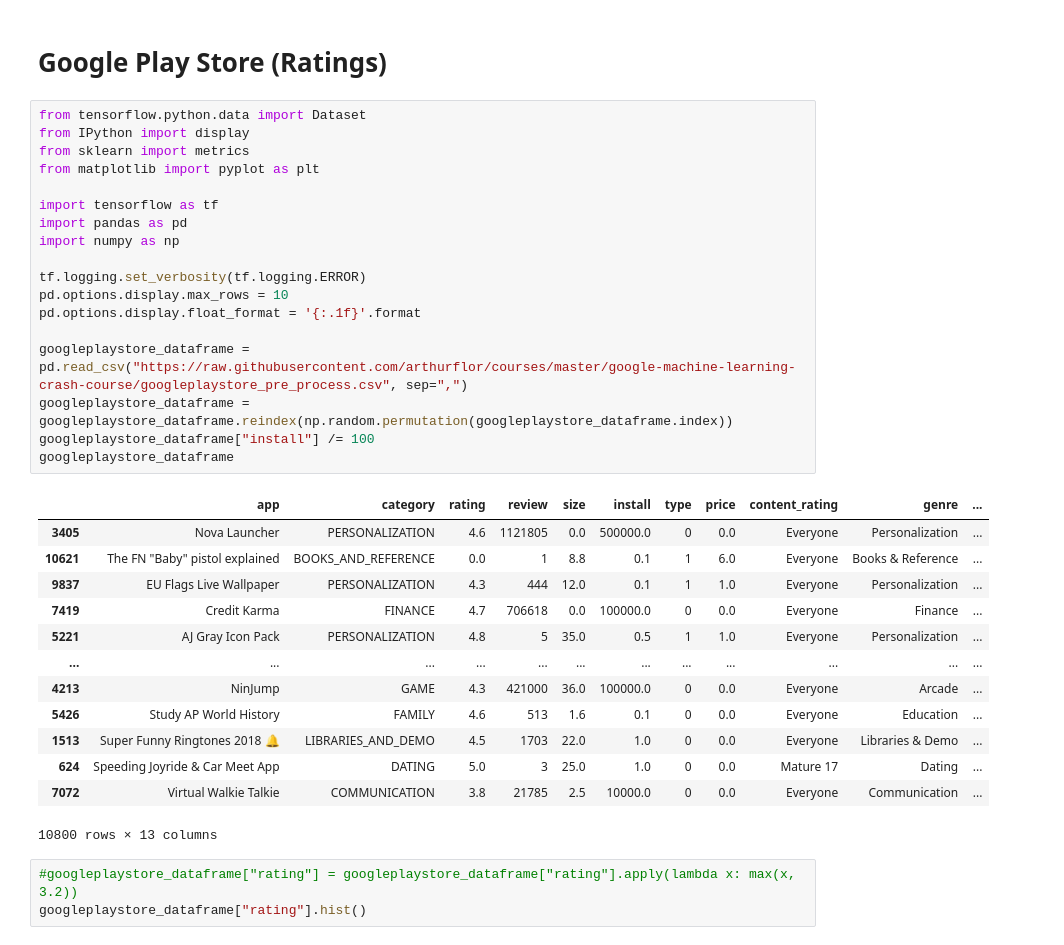
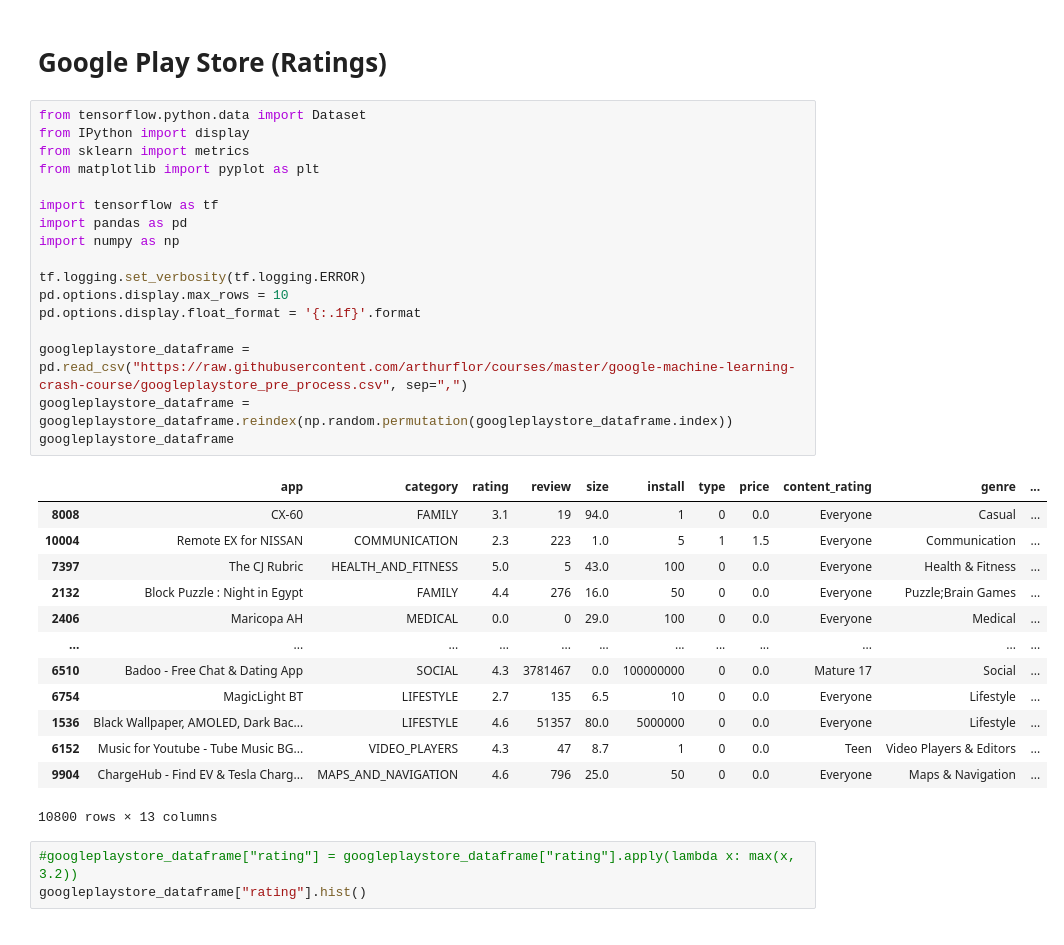
Before and after one commit to arthurflor23/courses, a Jupyter notebook: google-machine-learning-crash-course/16_google_play_store_(ratings).ipynb, the cells around one changed output. Cells and saved outputs as stored; diff of their text form.

```diff
--- a/google-machine-learning-crash-course/16_google_play_store_(ratings).ipynb
+++ b/google-machine-learning-crash-course/16_google_play_store_(ratings).ipynb
@@ -3,34 +3,33 @@
 # %%
 from tensorflow.python.data import Dataset
 from IPython import display
 from sklearn import metrics
 from matplotlib import pyplot as plt
 
 import tensorflow as tf
 import pandas as pd
 import numpy as np
 
 tf.logging.set_verbosity(tf.logging.ERROR)
 pd.options.display.max_rows = 10
 pd.options.display.float_format = '{:.1f}'.format
 
 googleplaystore_dataframe = pd.read_csv("https://raw.githubusercontent.com/arthurflor/courses/master/google-machine-learning-crash-course/googleplaystore_pre_process.csv", sep=",")
 googleplaystore_dataframe = googleplaystore_dataframe.reindex(np.random.permutation(googleplaystore_dataframe.index))
-googleplaystore_dataframe["install"] /= 100
 googleplaystore_dataframe
 # %% [output]
 |  | app | category | rating | review | size | install | type | price | content_rating | genre | ... |
-| 3405 | Nova Launcher | PERSONALIZATION | 4.6 | 1121805 | 0.0 | 500000.0 | 0 | 0.0 | Everyone | Personalization | ... |
-| 10621 | The FN "Baby" pistol explained | BOOKS_AND_REFERENCE | 0.0 | 1 | 8.8 | 0.1 | 1 | 6.0 | Everyone | Books & Reference | ... |
-| 9837 | EU Flags Live Wallpaper | PERSONALIZATION | 4.3 | 444 | 12.0 | 0.1 | 1 | 1.0 | Everyone | Personalization | ... |
-| 7419 | Credit Karma | FINANCE | 4.7 | 706618 | 0.0 | 100000.0 | 0 | 0.0 | Everyone | Finance | ... |
-| 5221 | AJ Gray Icon Pack | PERSONALIZATION | 4.8 | 5 | 35.0 | 0.5 | 1 | 1.0 | Everyone | Personalization | ... |
+| 8008 | CX-60 | FAMILY | 3.1 | 19 | 94.0 | 1 | 0 | 0.0 | Everyone | Casual | ... |
+| 10004 | Remote EX for NISSAN | COMMUNICATION | 2.3 | 223 | 1.0 | 5 | 1 | 1.5 | Everyone | Communication | ... |
+| 7397 | The CJ Rubric | HEALTH_AND_FITNESS | 5.0 | 5 | 43.0 | 100 | 0 | 0.0 | Everyone | Health & Fitness | ... |
+| 2132 | Block Puzzle : Night in Egypt | FAMILY | 4.4 | 276 | 16.0 | 50 | 0 | 0.0 | Everyone | Puzzle;Brain Games | ... |
+| 2406 | Maricopa AH | MEDICAL | 0.0 | 0 | 29.0 | 100 | 0 | 0.0 | Everyone | Medical | ... |
 | ... | ... | ... | ... | ... | ... | ... | ... | ... | ... | ... | ... |
-| 4213 | NinJump | GAME | 4.3 | 421000 | 36.0 | 100000.0 | 0 | 0.0 | Everyone | Arcade | ... |
-| 5426 | Study AP World History | FAMILY | 4.6 | 513 | 1.6 | 0.1 | 0 | 0.0 | Everyone | Education | ... |
-| 1513 | Super Funny Ringtones 2018 🔔 | LIBRARIES_AND_DEMO | 4.5 | 1703 | 22.0 | 1.0 | 0 | 0.0 | Everyone | Libraries & Demo | ... |
-| 624 | Speeding Joyride & Car Meet App | DATING | 5.0 | 3 | 25.0 | 1.0 | 0 | 0.0 | Mature 17 | Dating | ... |
-| 7072 | Virtual Walkie Talkie | COMMUNICATION | 3.8 | 21785 | 2.5 | 10000.0 | 0 | 0.0 | Everyone | Communication | ... |
+| 6510 | Badoo - Free Chat & Dating App | SOCIAL | 4.3 | 3781467 | 0.0 | 100000000 | 0 | 0.0 | Mature 17 | Social | ... |
+| 6754 | MagicLight BT | LIFESTYLE | 2.7 | 135 | 6.5 | 10 | 0 | 0.0 | Everyone | Lifestyle | ... |
+| 1536 | Black Wallpaper, AMOLED, Dark Bac... | LIFESTYLE | 4.6 | 51357 | 80.0 | 5000000 | 0 | 0.0 | Everyone | Lifestyle | ... |
+| 6152 | Music for Youtube - Tube Music BG... | VIDEO_PLAYERS | 4.3 | 47 | 8.7 | 1 | 0 | 0.0 | Teen | Video Players & Editors | ... |
+| 9904 | ChargeHub - Find EV & Tesla Charg... | MAPS_AND_NAVIGATION | 4.6 | 796 | 25.0 | 50 | 0 | 0.0 | Everyone | Maps & Navigation | ... |
 10800 rows × 13 columns
 # %%
 #googleplaystore_dataframe["rating"] = googleplaystore_dataframe["rating"].apply(lambda x: max(x, 3.2))
```
Also changed, not shown: parts of 4 cells of this notebook.
